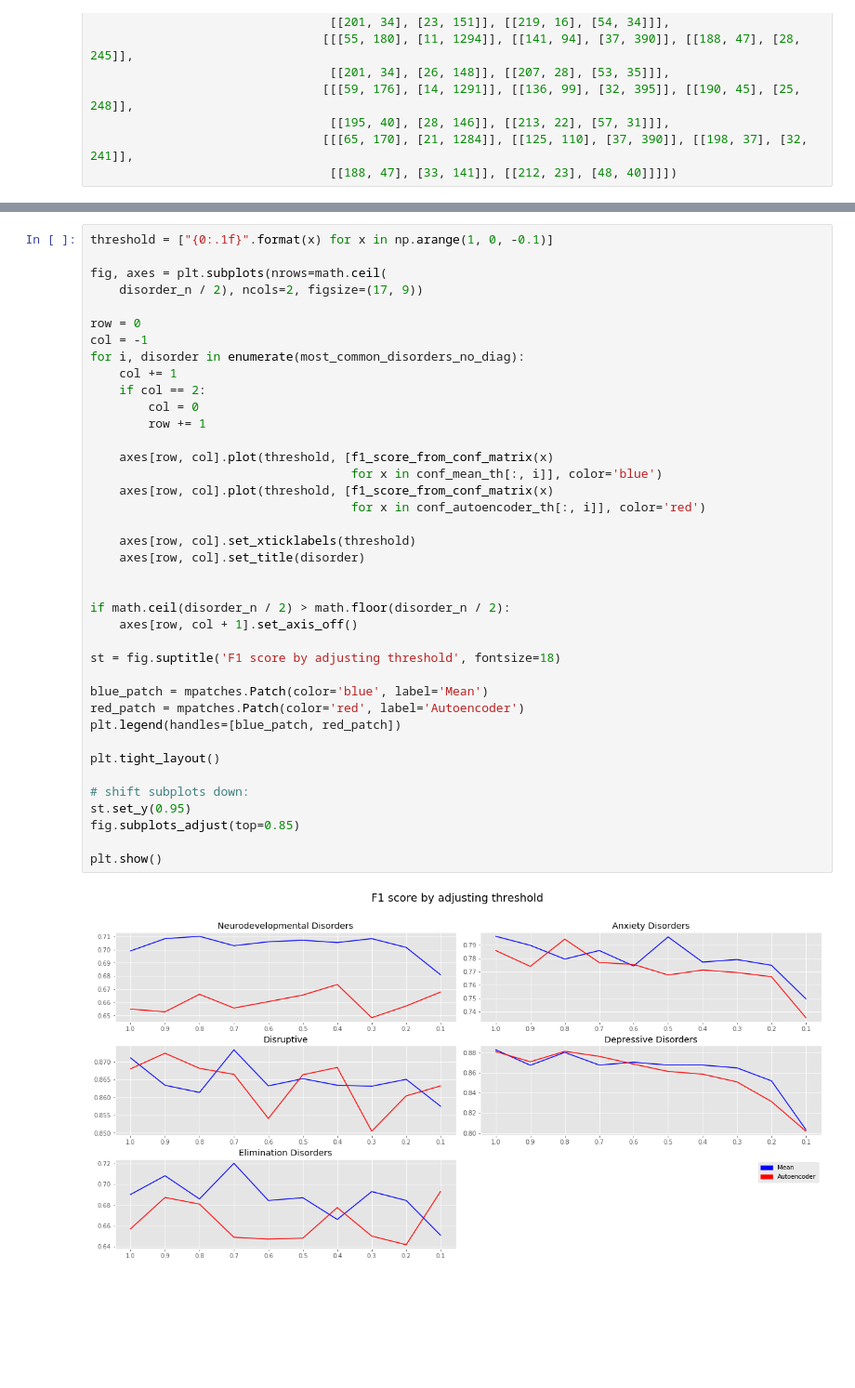
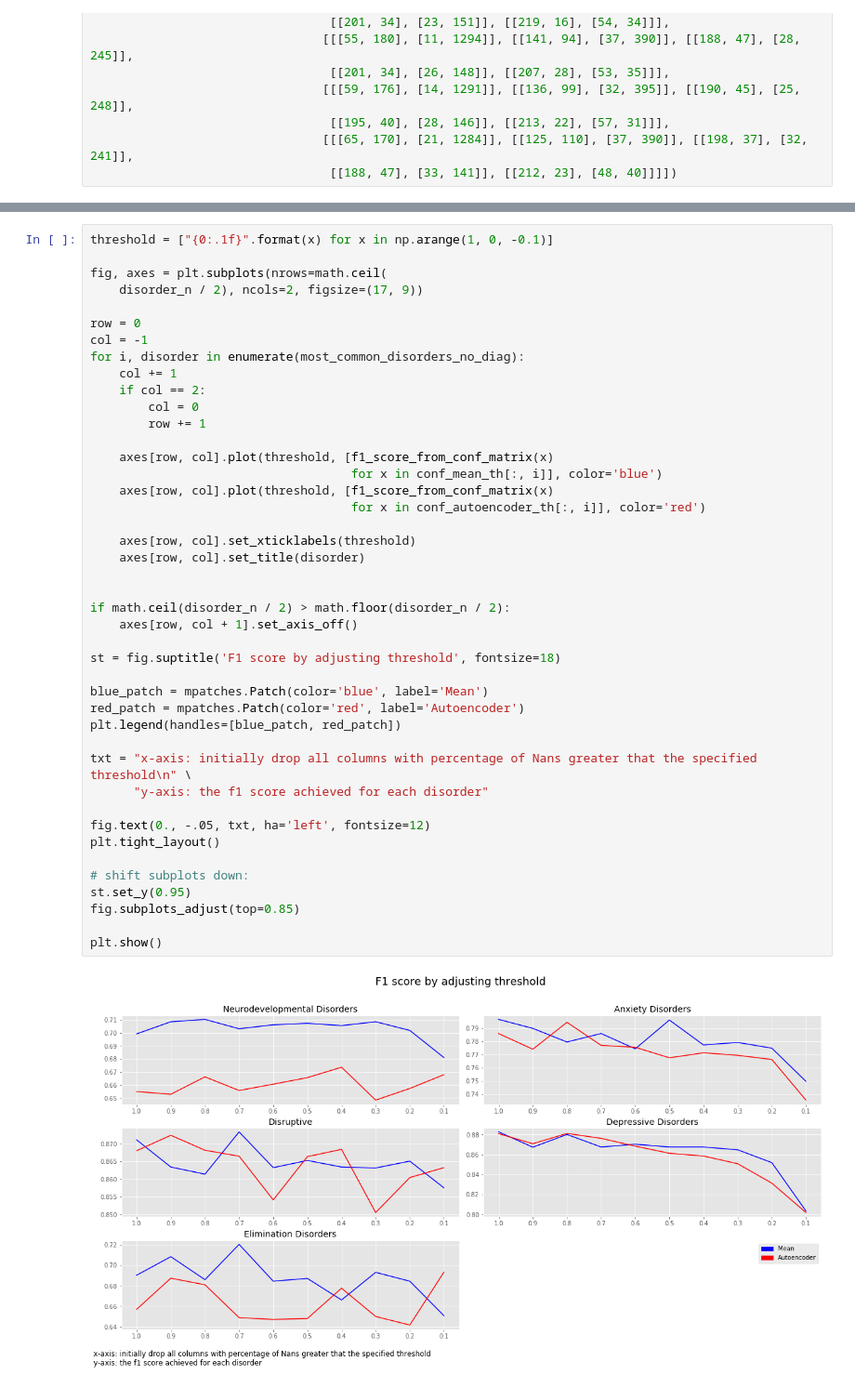
Before and after one commit to sanagno/psychiatry-mri-eeg, a Jupyter notebook: data_imputation.ipynb, the cells around one changed output, grey strips where cells are left out. Shown at 93% size. Cells and saved outputs as stored; diff of their text form; blank space fills up the shorter version.

Commit message:
plot correction

```diff
--- a/data_imputation.ipynb
+++ b/data_imputation.ipynb
@@ -1022,31 +1018,35 @@ for i, disorder in enumerate(most_common_disorders_no_diag):
     if col == 2:
         col = 0
         row += 1
 
     axes[row, col].plot(threshold, [f1_score_from_conf_matrix(x)
                                     for x in conf_mean_th[:, i]], color='blue')
     axes[row, col].plot(threshold, [f1_score_from_conf_matrix(x)
                                     for x in conf_autoencoder_th[:, i]], color='red')
 
     axes[row, col].set_xticklabels(threshold)
     axes[row, col].set_title(disorder)
 
 
 if math.ceil(disorder_n / 2) > math.floor(disorder_n / 2):
     axes[row, col + 1].set_axis_off()
 
 st = fig.suptitle('F1 score by adjusting threshold', fontsize=18)
 
 blue_patch = mpatches.Patch(color='blue', label='Mean')
 red_patch = mpatches.Patch(color='red', label='Autoencoder')
 plt.legend(handles=[blue_patch, red_patch])
 
+txt = "x-axis: initially drop all columns with percentage of Nans greater that the specified threshold\n" \
+      "y-axis: the f1 score achieved for each disorder"
+
+fig.text(0., -.05, txt, ha='left', fontsize=12)
 plt.tight_layout()
 
 # shift subplots down:
 st.set_y(0.95)
 fig.subplots_adjust(top=0.85)
 
 plt.show()
 # %% [output]
-[figure, old version]
+[figure, new version]
```
Also changed, not shown: parts of 2 cells of this notebook.
